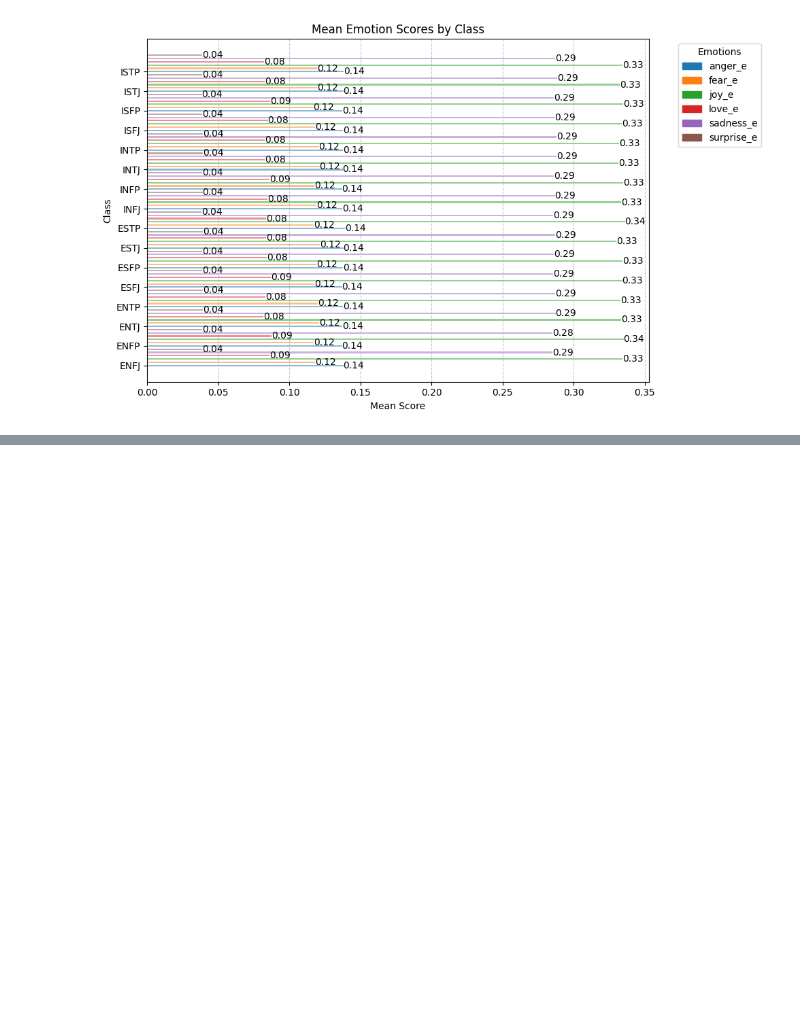
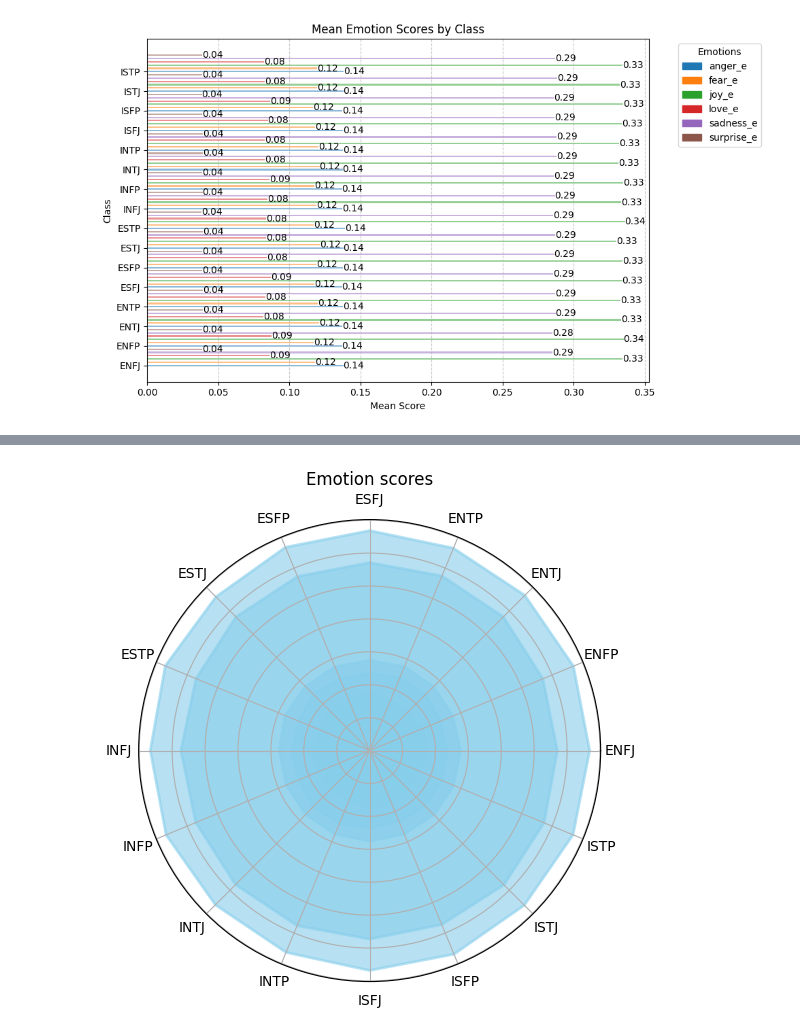
Before and after one commit to aliy1912/dsc_23, a Jupyter notebook: CAP3/cap3_emotions_analysis.ipynb, the cells around one changed output, grey strips where cells are left out. Saved outputs shown, nothing was run; the diff lists cells and outputs as text; code cells hidden in the pictures; blank space fills up the shorter version.

```diff
--- a/CAP3/cap3_emotions_analysis.ipynb
+++ b/CAP3/cap3_emotions_analysis.ipynb
@@ -775,0 +862,22 @@ judg.shape, prosp.shape
+# %%
+grouped_emo = emo_pred_df.groupby('label').mean()
+emo_by_type = pd.DataFrame(grouped_emo)
+emo_by_type
+
+# Radial plot
+values = emo_by_type
+angles = np.linspace(0, 2 * np.pi, len(class_names), endpoint = False).tolist()
+
+# values += values[:1]
+angles += angles[:1]
+
+fig, ax = plt.subplots(figsize = (6, 6), subplot_kw = dict(polar = True))
+ax.fill(angles[:-1], values, color = 'skyblue', linewidth = 2, linestyle = 'solid', alpha = 0.6)
+ax.set_yticklabels([])
+ax.set_xticks(angles[:-1])
+ax.set_xticklabels(class_names)
+ax.set_title('Emotion scores')
+
+plt.show()
+# %% [output]
+[figure, added]
```
Also changed, not shown: parts of 46 cells of this notebook, 2 other files.
